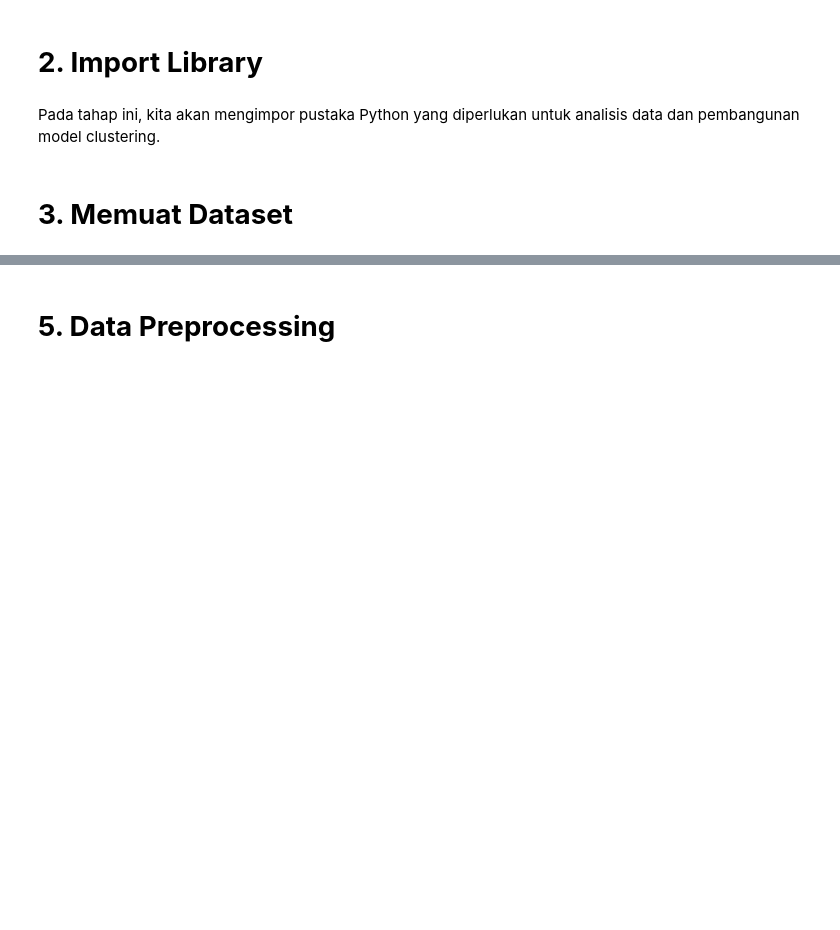
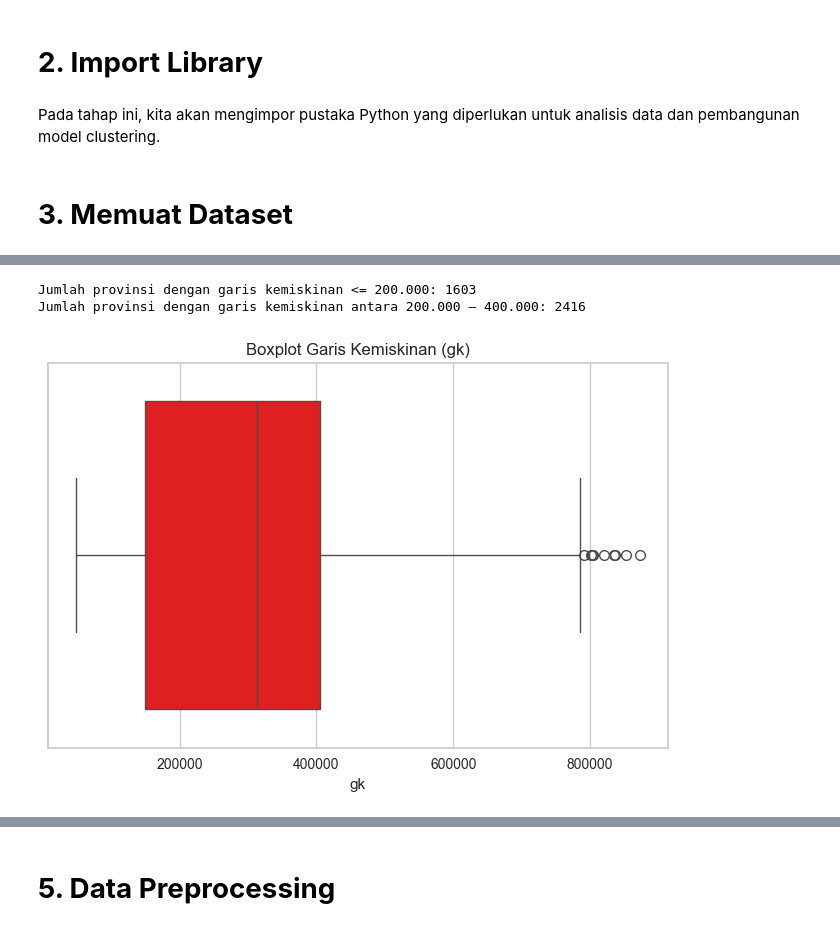
Before and after one commit to MuhDila/Submission_Belajar_Machine_Learning_untuk_Pemula, a Jupyter notebook: [Clustering]_Submission_Akhir_BMLP_Muhammad Dila.ipynb, the cells around one changed output, grey strips where cells are left out. Drawn from its saved outputs; the diff is of its cells as text; code cells hidden in the pictures; blank space fills up the shorter version.

```diff
--- a/[Clustering]_Submission_Akhir_BMLP_Muhammad Dila.ipynb
+++ b/[Clustering]_Submission_Akhir_BMLP_Muhammad Dila.ipynb
@@ -102,0 +165,19 @@ Tujuan dari EDA adalah untuk memperoleh wawasan awal yang mendalam mengenai data
+# %%
+# Cek berapa banyak provinsi yang memiliki garis kemiskinan di bawah 200.000
+low_gk_count = df[df['gk'] <= 200000].shape[0]
+print(f"Jumlah provinsi dengan garis kemiskinan <= 200.000: {low_gk_count}")
+
+# Cek berapa banyak provinsi yang memiliki garis kemiskinan di rentang 200.000 – 400.000
+mid_gk_count = df[df['gk'].between(200000, 400000)].shape[0]
+print(f"Jumlah provinsi dengan garis kemiskinan antara 200.000 – 400.000: {mid_gk_count}")
+# %% [output]
+Jumlah provinsi dengan garis kemiskinan <= 200.000: 1603
+Jumlah provinsi dengan garis kemiskinan antara 200.000 – 400.000: 2416
+# %%
+# Boxplot untuk mendeteksi outlier pada `gk`
+plt.figure(figsize=(8,5))
+sns.boxplot(x=df['gk'], color='red')
+plt.title("Boxplot Garis Kemiskinan (gk)")
+plt.show()
+# %% [output]
+[figure, added]
```
Also changed, not shown: parts of 33 cells of this notebook.
